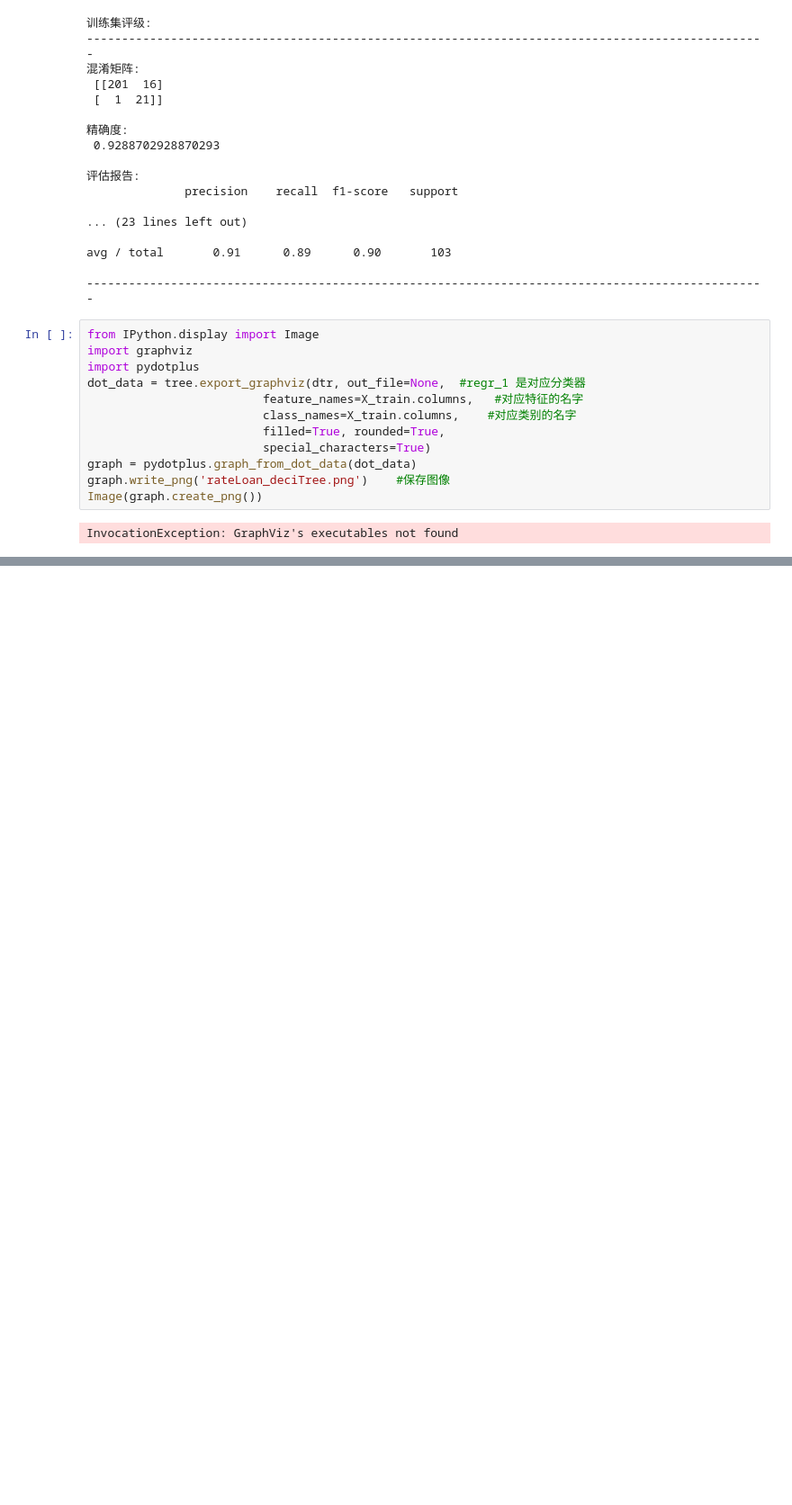
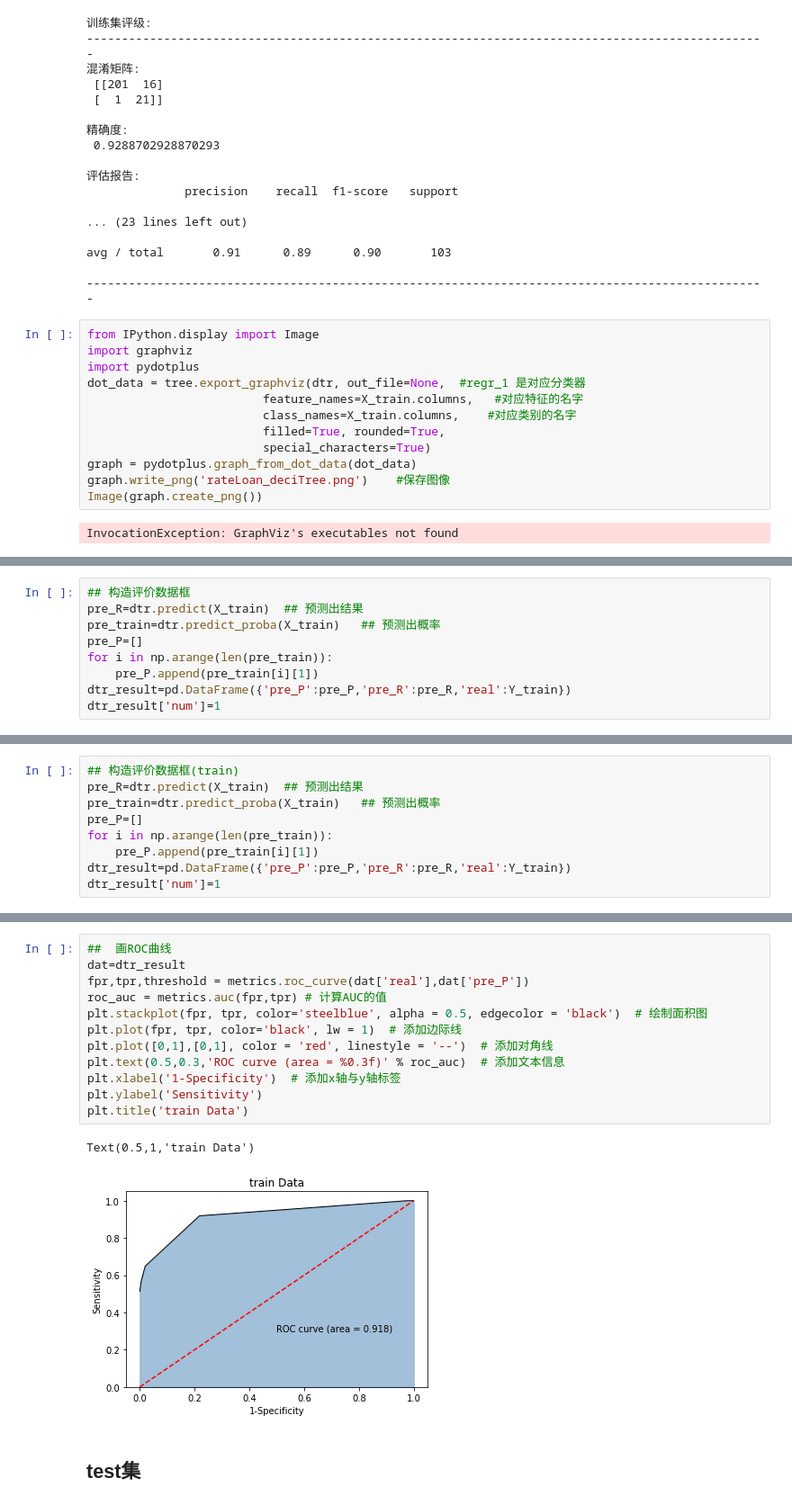
Before and after one commit to xuganghuhu/project_play, a Jupyter notebook: 决策树.ipynb, the cells around one changed output, grey strips where cells are left out. Shown at 90% size. Cells and saved outputs as stored; diff of their text form; blank space fills up the shorter version.

```diff
--- a/决策树.ipynb
+++ b/决策树.ipynb
@@ -154,0 +157,9 @@ InvocationException: GraphViz's executables not found
+# %%
+## 构造评价数据框
+pre_R=dtr.predict(X_train)  ## 预测出结果
+pre_train=dtr.predict_proba(X_train)   ## 预测出概率
+pre_P=[]
+for i in np.arange(len(pre_train)):
+    pre_P.append(pre_train[i][1])
+dtr_result=pd.DataFrame({'pre_P':pre_P,'pre_R':pre_R,'real':Y_train})
+dtr_result['num']=1
@@ -154,0 +202,9 @@ InvocationException: GraphViz's executables not found
+# %%
+## 构造评价数据框(train)
+pre_R=dtr.predict(X_train)  ## 预测出结果
+pre_train=dtr.predict_proba(X_train)   ## 预测出概率
+pre_P=[]
+for i in np.arange(len(pre_train)):
+    pre_P.append(pre_train[i][1])
+dtr_result=pd.DataFrame({'pre_P':pre_P,'pre_R':pre_R,'real':Y_train})
+dtr_result['num']=1
@@ -154,0 +255,17 @@ InvocationException: GraphViz's executables not found
+# %%
+##  画ROC曲线
+dat=dtr_result
+fpr,tpr,threshold = metrics.roc_curve(dat['real'],dat['pre_P'])
+roc_auc = metrics.auc(fpr,tpr) # 计算AUC的值
+plt.stackplot(fpr, tpr, color='steelblue', alpha = 0.5, edgecolor = 'black')  # 绘制面积图
+plt.plot(fpr, tpr, color='black', lw = 1)  # 添加边际线
+plt.plot([0,1],[0,1], color = 'red', linestyle = '--')  # 添加对角线
+plt.text(0.5,0.3,'ROC curve (area = %0.3f)' % roc_auc)  # 添加文本信息
+plt.xlabel('1-Specificity')  # 添加x轴与y轴标签
+plt.ylabel('Sensitivity')
+plt.title('train Data')
+# %% [output]
+Text(0.5,1,'train Data')
+[figure, added]
+# %% [markdown]
+## test集
```
Also changed, not shown: parts of 9 cells of this notebook.
